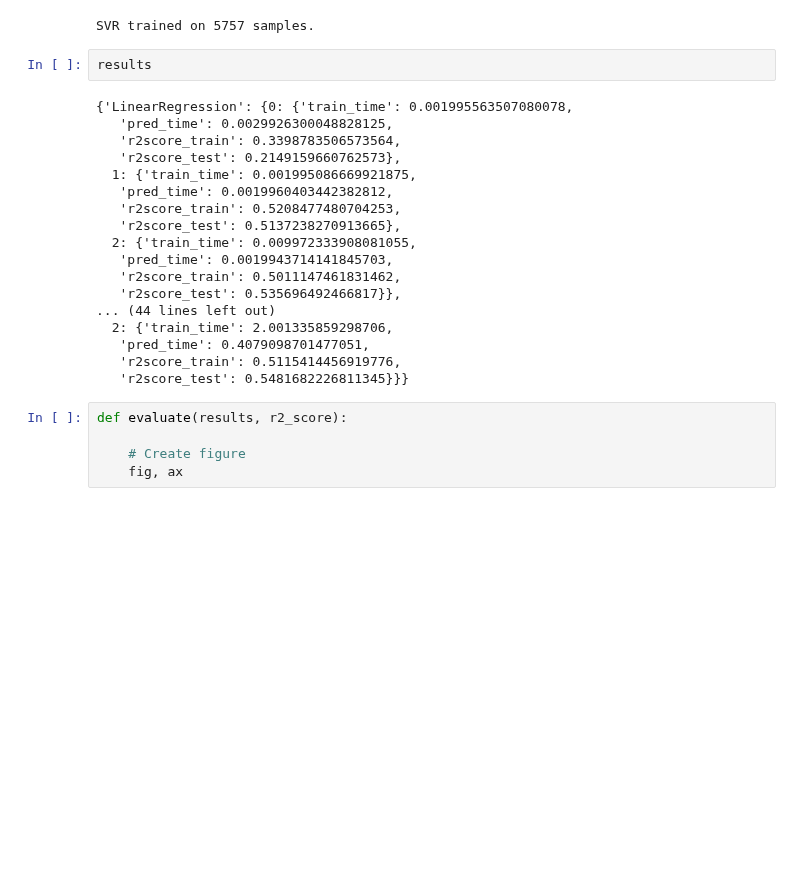
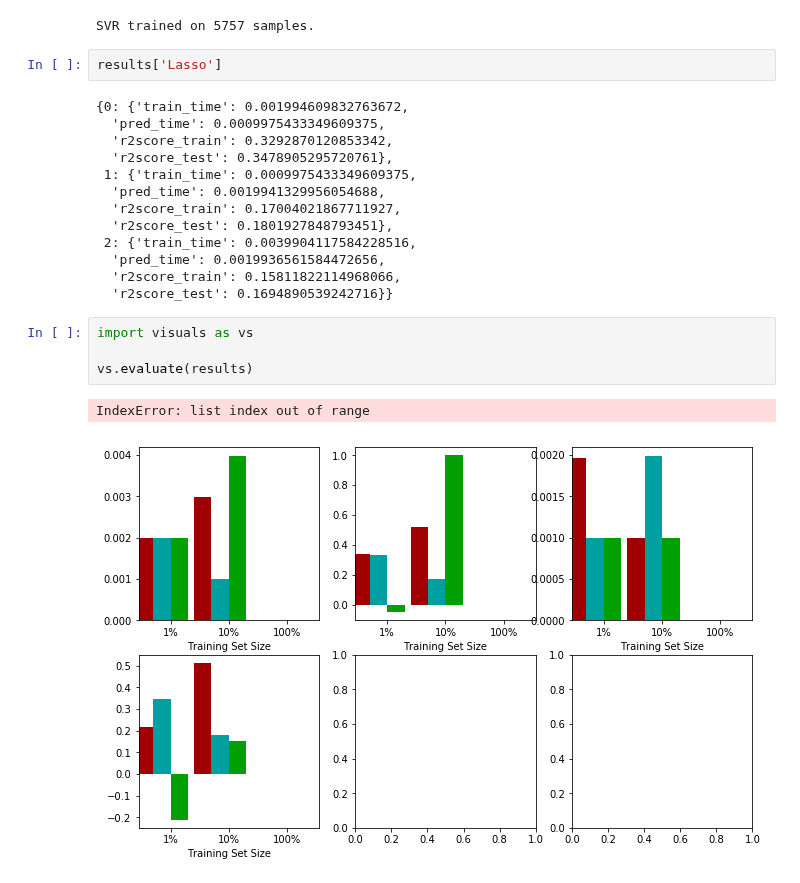
Before and after one commit to cgman64/apple-store-analysis, a Jupyter notebook: appStoreAnalysis.ipynb, the cells around one changed output. Saved outputs shown, nothing was run; the diff lists cells and outputs as text; blank space fills up the shorter version.

Commit message:
modified visuals script, and implemented to results

```diff
--- a/appStoreAnalysis.ipynb
+++ b/appStoreAnalysis.ipynb
@@ -651,27 +652,24 @@ SVR trained on 57 samples.
 SVR trained on 575 samples.
 SVR trained on 5757 samples.
 # %%
-results
+results['Lasso']
 # %% [output]
-{'LinearRegression': {0: {'train_time': 0.001995563507080078,
-   'pred_time': 0.0029926300048828125,
-   'r2score_train': 0.3398783506573564,
-   'r2score_test': 0.2149159660762573},
-  1: {'train_time': 0.001995086669921875,
-   'pred_time': 0.0019960403442382812,
-   'r2score_train': 0.5208477480704253,
-   'r2score_test': 0.5137238270913665},
-  2: {'train_time': 0.009972333908081055,
-   'pred_time': 0.0019943714141845703,
-   'r2score_train': 0.5011147461831462,
-   'r2score_test': 0.535696492466817}},
-... (44 lines left out)
-  2: {'train_time': 2.001335859298706,
-   'pred_time': 0.4079098701477051,
-   'r2score_train': 0.5115414456919776,
-   'r2score_test': 0.5481682226811345}}}
+{0: {'train_time': 0.001994609832763672,
+  'pred_time': 0.0009975433349609375,
+  'r2score_train': 0.3292870120853342,
+  'r2score_test': 0.3478905295720761},
+ 1: {'train_time': 0.0009975433349609375,
+  'pred_time': 0.0019941329956054688,
+  'r2score_train': 0.17004021867711927,
+  'r2score_test': 0.1801927848793451},
+ 2: {'train_time': 0.0039904117584228516,
+  'pred_time': 0.0019936561584472656,
+  'r2score_train': 0.15811822114968066,
+  'r2score_test': 0.1694890539242716}}
-# %%
-def evaluate(results, r2_score):
-
-    # Create figure
-    fig, ax
+# %%
+import visuals as vs
+
+vs.evaluate(results)
+# %% [output]
+IndexError: list index out of range
+[figure, added]
```
Also changed, not shown: parts of 1 cell of this notebook, 1 other file.
